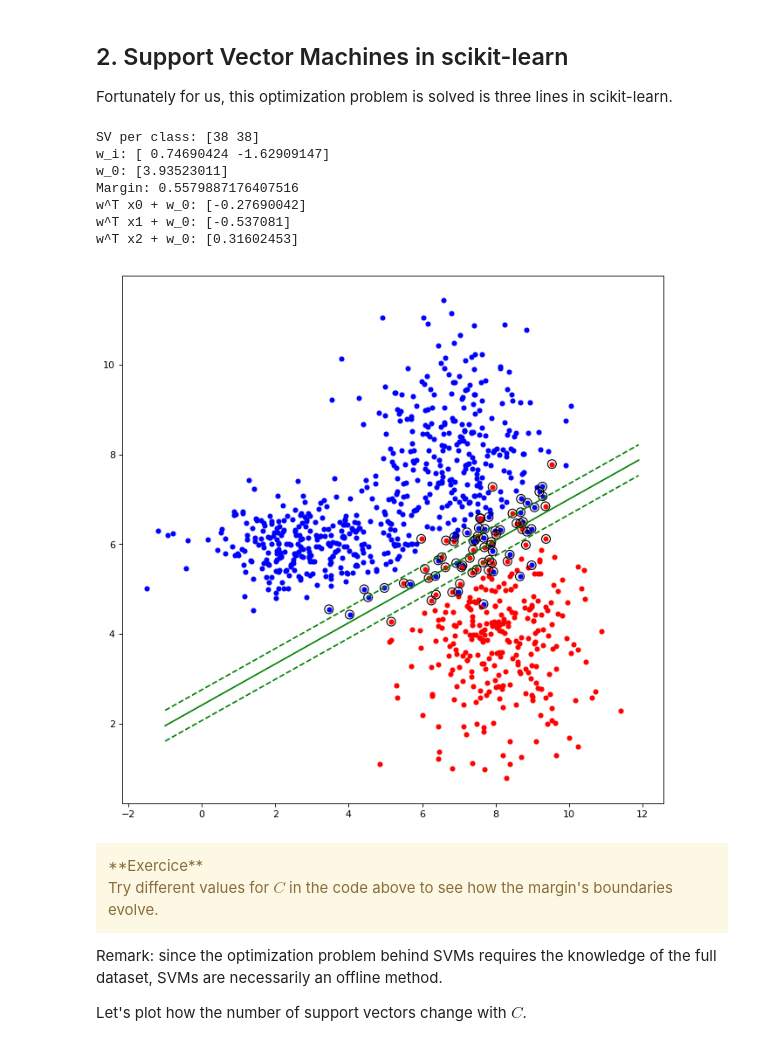
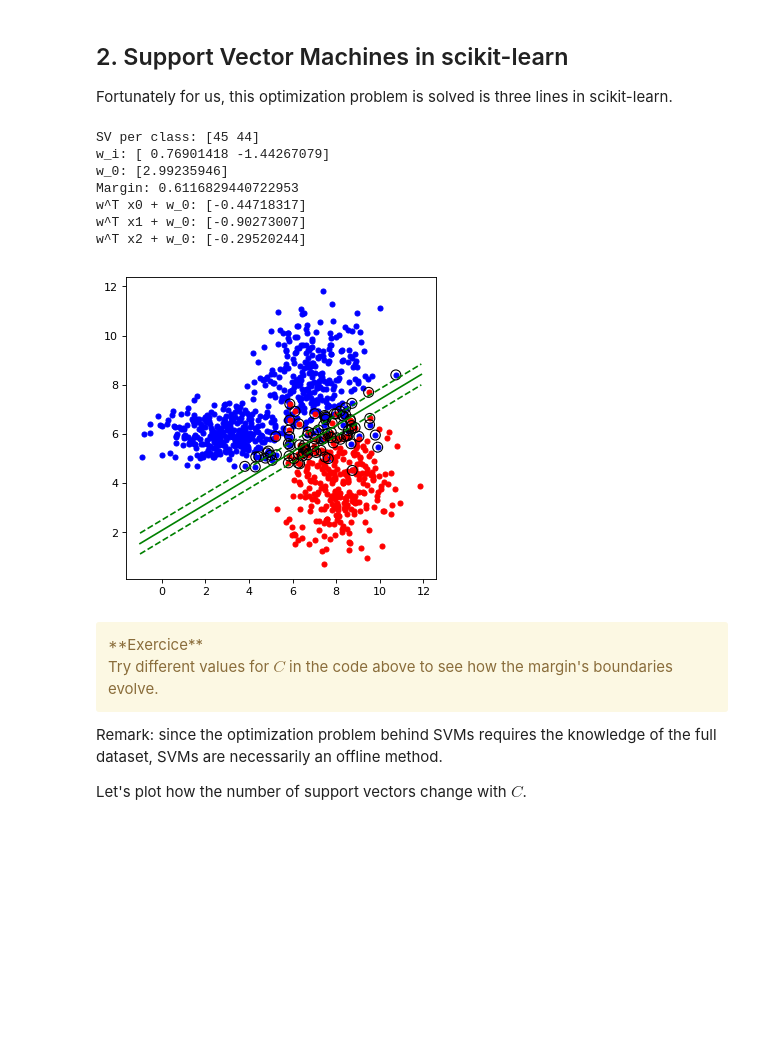
Before and after one commit to erachelson/IntroML, a Jupyter notebook: 2 - SVM and kernels/Support Vector Machines and an Introduction to Kernel Theory.ipynb, the cells around one changed output. Drawn from its saved outputs; the diff is of its cells as text; code cells hidden in the pictures; blank space fills up the shorter version.

```diff
--- a/2 - SVM and kernels/Support Vector Machines and an Introduction to Kernel Theory.ipynb
+++ b/2 - SVM and kernels/Support Vector Machines and an Introduction to Kernel Theory.ipynb
@@ -31,7 +31,7 @@ import numpy as np
 %matplotlib inline
 #%matplotlib notebook
 import matplotlib.pyplot as plt
-fig_size=(10, 10)
+fig_size=(5, 5)
 
 res = np.loadtxt("sep_lin.csv", delimiter=',')
 X = res[:,0:-1]
@@ -243,42 +243,42 @@ So, suppose we solve this optimization problem and get $(w,w_0)$, how do we make
 Fortunately for us, this optimization problem is solved is three lines in scikit-learn.
 # %%
 from sklearn import svm
-mySVC = svm.SVC(kernel='linear', C=1)
+mySVC = svm.SVC(kernel='linear', C=100)
 mySVC.fit(X,y)
 
 # Compute margin and find support vectors
 w = mySVC.coef_[0]
 w0 = mySVC.intercept_
 M = 1./np.linalg.norm(w)
 print("SV per class:", mySVC.n_support_)
 print("w_i:", w)
 print("w_0:", w0)
 print("Margin:", M)
 print("w^T x0 + w_0:", np.dot(w,mySVC.support_vectors_[0,:])+w0)
 print("w^T x1 + w_0:", np.dot(w,mySVC.support_vectors_[1,:])+w0)
 print("w^T x2 + w_0:", np.dot(w,mySVC.support_vectors_[2,:])+w0)
 
 # Plot the separating plane, the margin and the Support Vectors
 fig=plt.figure(figsize=fig_size, dpi= 80, facecolor='w', edgecolor='k')
 plt.scatter(Xblue[:,0],Xblue[:,1],c='b',s=20)
 plt.scatter(Xred[:,0],Xred[:,1],c='r',s=20)
 XX = np.arange(-1.,12.,0.1)
 YY = -(w[0]*XX+w0)/w[1]
 plt.plot(XX,YY,'g')
 YY = -(w[0]*XX+w0+M)/w[1]
 plt.plot(XX,YY,'g--')
 YY = -(w[0]*XX+w0-M)/w[1]
 plt.plot(XX,YY,'g--')
 plt.scatter(mySVC.support_vectors_[:,0], mySVC.support_vectors_[:,1], s=80, edgecolors='k', facecolors='none');
 # %% [output]
-SV per class: [38 38]
-w_i: [ 0.74690424 -1.62909147]
-w_0: [3.93523011]
-Margin: 0.5579887176407516
-w^T x0 + w_0: [-0.27690042]
-w^T x1 + w_0: [-0.537081]
-w^T x2 + w_0: [0.31602453]
+SV per class: [45 44]
+w_i: [ 0.76901418 -1.44267079]
+w_0: [2.99235946]
+Margin: 0.6116829440722953
+w^T x0 + w_0: [-0.44718317]
+w^T x1 + w_0: [-0.90273007]
+w^T x2 + w_0: [-0.29520244]
-[figure, old version]
+[figure, new version]
 # %% [markdown]
 <div class="alert alert-warning">**Exercice**<br>
 Try different values for $C$ in the code above to see how the margin's boundaries evolve.
```
Also changed, not shown: parts of 17 cells of this notebook, 10 other files.
